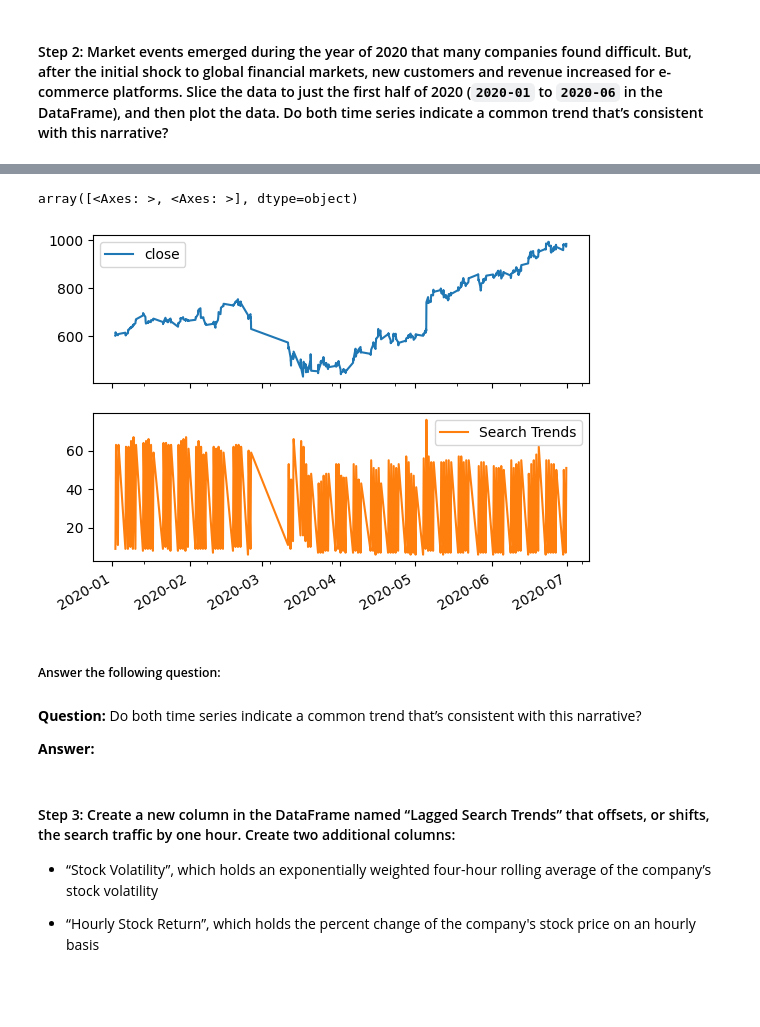
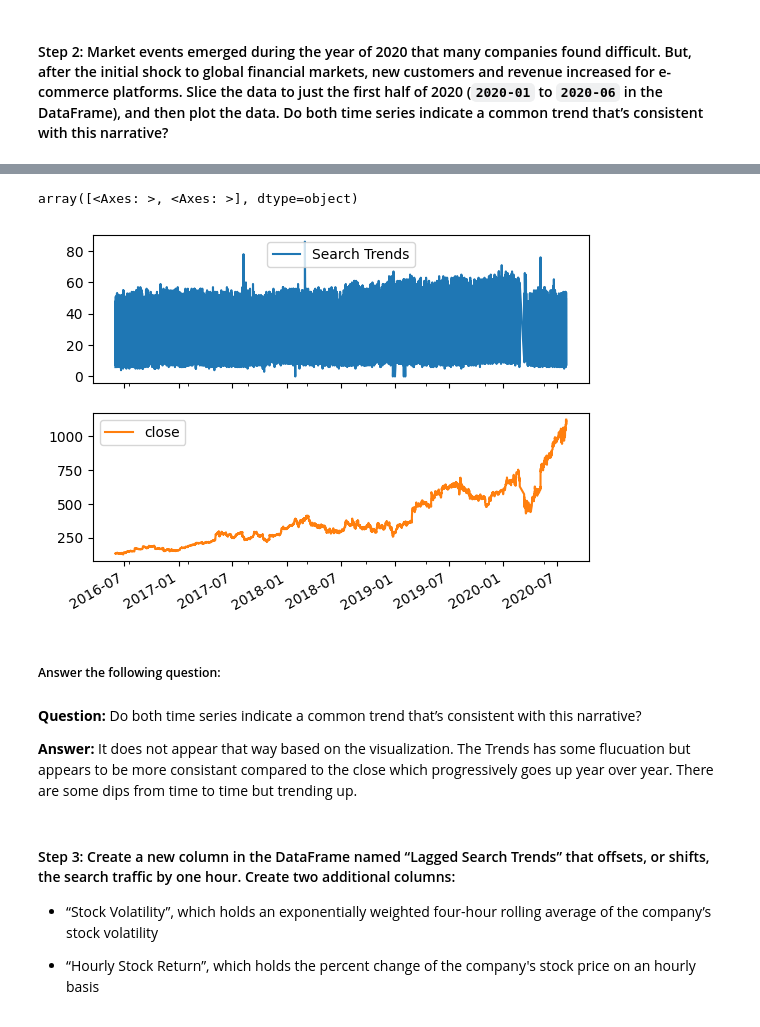
Before and after one commit to SStage100/prophet-challenge, a Jupyter notebook: Starter_Code/forecasting_net_prophet.ipynb, the cells around one changed output, grey strips where cells are left out. Saved outputs shown, nothing was run; the diff lists cells and outputs as text; code cells hidden in the pictures; blank space fills up the shorter version.

```diff
--- a/Starter_Code/forecasting_net_prophet.ipynb
+++ b/Starter_Code/forecasting_net_prophet.ipynb
@@ -249,5 +251,7 @@ display(df_mercado_stock.tail())
 | 2020-07-31 15:00:00 | 1122.510 |
 # %%
 # Visualize the closing price of the df_mercado_stock DataFrame
+closing_price_df = df_mercado_stock.loc[:,['close']]
+closing_price_df.plot()
 # %% [output]
 <Axes: xlabel='date'>
@@ -255,7 +259,9 @@ display(df_mercado_stock.tail())
 # %%
 # Concatenate the df_mercado_stock DataFrame with the df_mercado_trends DataFrame
 # Concatenate the DataFrame by columns (axis=1), and drop and rows with only one column of data
-
+df_mercado_trends_stock = pd.concat([df_mercado_trends, closing_price_df], axis=1).dropna()
 
 # View the first and last five rows of the DataFrame
+print(df_mercado_trends_stock.head())
+print(df_mercado_trends_stock.tail())
 # %% [output]
@@ -294,16 +302,18 @@ display(df_mercado_stock.tail())
 # %%
 # Visualize the close and Search Trends data
 # Plot each column on a separate axes using the following syntax
 # `plot(subplots=True)`
+df_mercado_trends_stock.plot(subplots=True)
 # %% [output]
 array([<Axes: >, <Axes: >], dtype=object)
-[figure, old version]
+[figure, new version]
 # %% [markdown]
 ##### Answer the following question:
-# %% [markdown]
-**Question:** Do both time series indicate a common trend that’s consistent with this narrative?
-
-**Answer:**
+# %% [markdown]
+**Question:** Do both time series indicate a common trend that’s consistent with this narrative?
+
+**Answer:**
+It does not appear that way based on the visualization. The Trends has some flucuation but appears to be more consistant compared to the close which progressively goes up year over year. There are some dips from time to time but trending up.
 # %% [markdown]
 #### Step 3: Create a new column in the DataFrame named “Lagged Search Trends” that offsets, or shifts, the search traffic by one hour. Create two additional columns:
 
```
Also changed, not shown: parts of 29 cells of this notebook, 1 other file.
